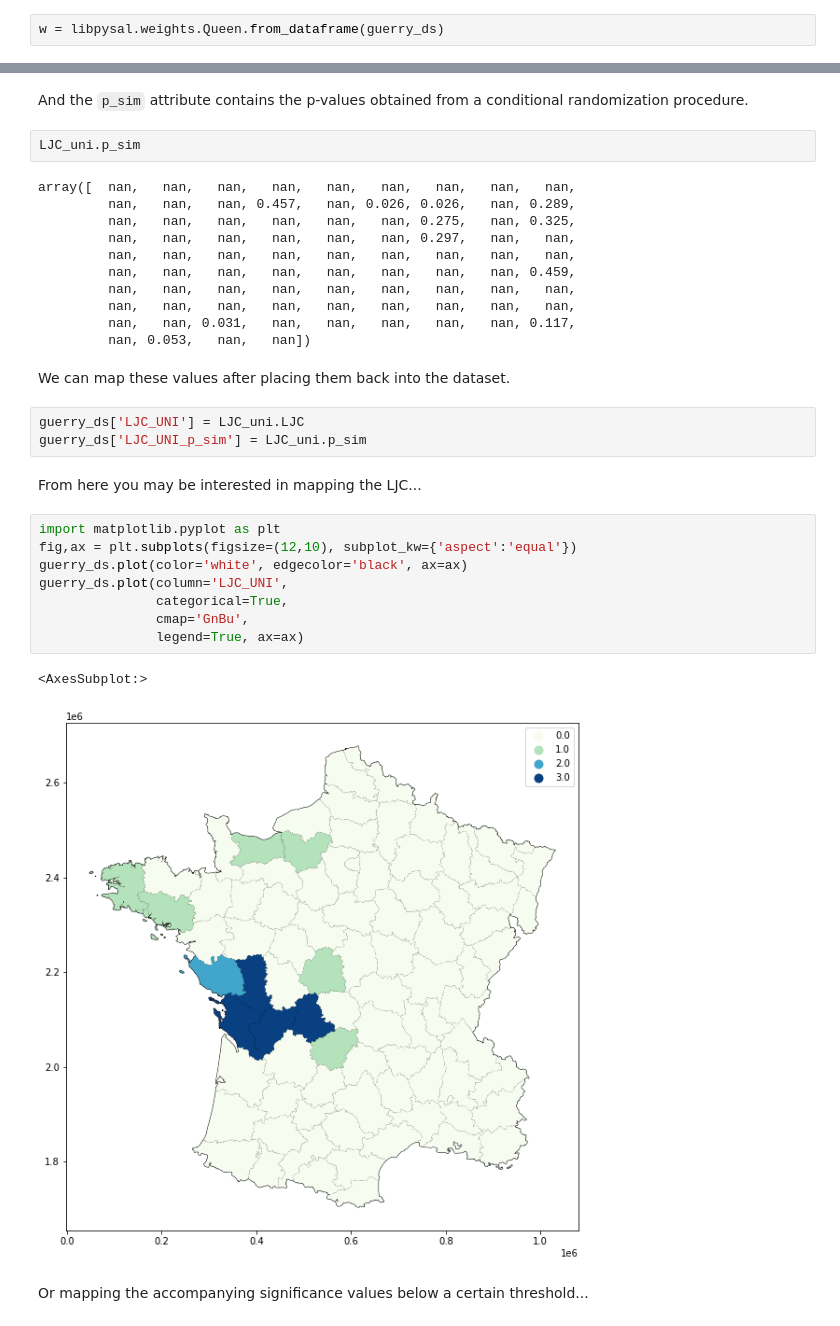
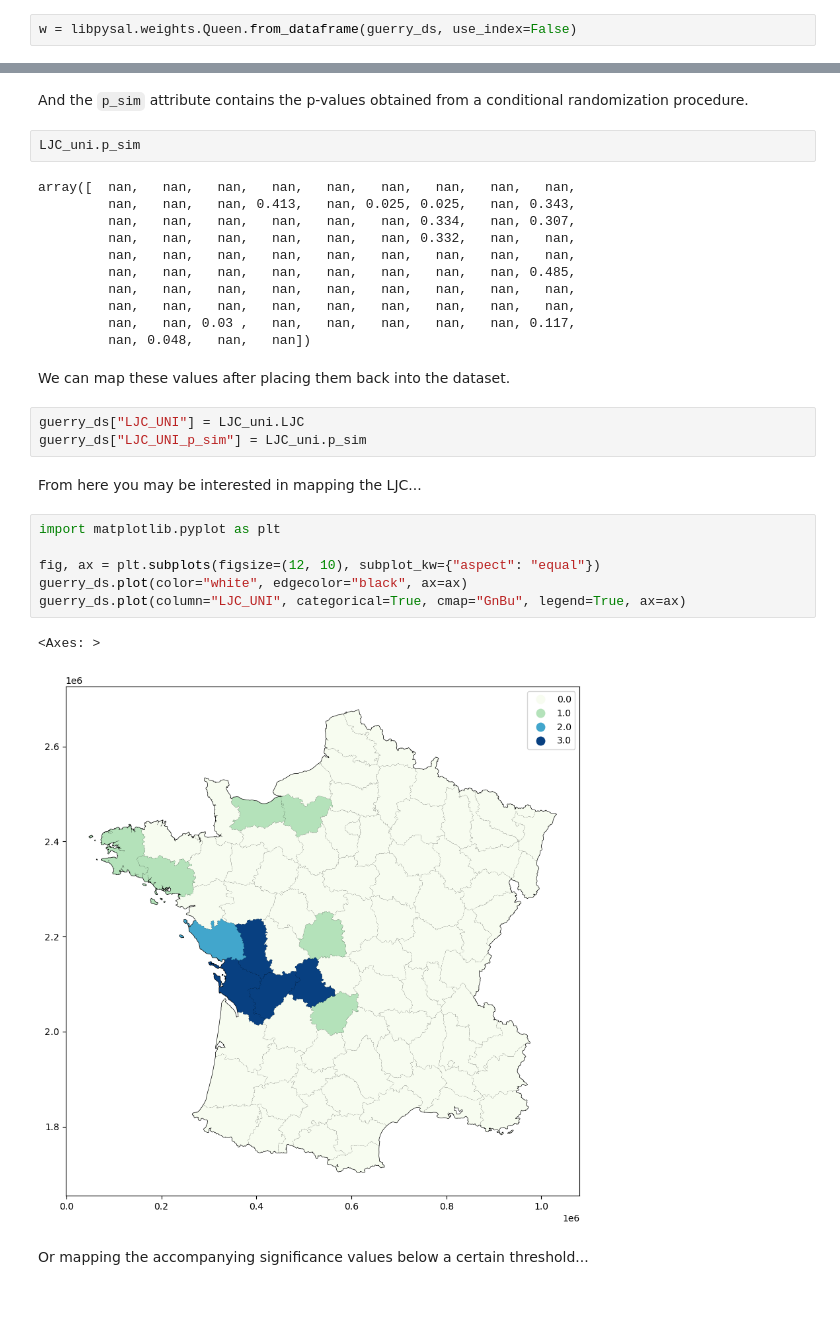
Before and after one commit to pysal/esda, a Jupyter notebook: notebooks/localjoincounts.ipynb, the cells around one changed output, grey strips where cells are left out. Drawn from its saved outputs; the diff is of its cells as text.

```diff
--- a/notebooks/localjoincounts.ipynb
+++ b/notebooks/localjoincounts.ipynb
@@ -33,7 +34,7 @@ guerry_ds.loc[(guerry_ds['Donatns'] > 10997), 'SELECTED'] = 1
 # %% [markdown]
 We now make a Queen-contiguity weights object to describe the relationship between the units.
 # %%
-w = libpysal.weights.Queen.from_dataframe(guerry_ds)
+w = libpysal.weights.Queen.from_dataframe(guerry_ds, use_index=False)
 # %% [markdown]
 We can now apply the univariate LJC function on the dataset.
 # %%
@@ -55,33 +57,31 @@ And the `p_sim` attribute contains the p-values obtained from a conditional rand
 LJC_uni.p_sim
 # %% [output]
 array([  nan,   nan,   nan,   nan,   nan,   nan,   nan,   nan,   nan,
-         nan,   nan,   nan, 0.457,   nan, 0.026, 0.026,   nan, 0.289,
-         nan,   nan,   nan,   nan,   nan,   nan, 0.275,   nan, 0.325,
-         nan,   nan,   nan,   nan,   nan,   nan, 0.297,   nan,   nan,
+         nan,   nan,   nan, 0.413,   nan, 0.025, 0.025,   nan, 0.343,
+         nan,   nan,   nan,   nan,   nan,   nan, 0.334,   nan, 0.307,
+         nan,   nan,   nan,   nan,   nan,   nan, 0.332,   nan,   nan,
          nan,   nan,   nan,   nan,   nan,   nan,   nan,   nan,   nan,
-         nan,   nan,   nan,   nan,   nan,   nan,   nan,   nan, 0.459,
+         nan,   nan,   nan,   nan,   nan,   nan,   nan,   nan, 0.485,
          nan,   nan,   nan,   nan,   nan,   nan,   nan,   nan,   nan,
          nan,   nan,   nan,   nan,   nan,   nan,   nan,   nan,   nan,
-         nan,   nan, 0.031,   nan,   nan,   nan,   nan,   nan, 0.117,
-         nan, 0.053,   nan,   nan])
+         nan,   nan, 0.03 ,   nan,   nan,   nan,   nan,   nan, 0.117,
+         nan, 0.048,   nan,   nan])
 # %% [markdown]
 We can map these values after placing them back into the dataset.
 # %%
-guerry_ds['LJC_UNI'] = LJC_uni.LJC
-guerry_ds['LJC_UNI_p_sim'] = LJC_uni.p_sim
+guerry_ds["LJC_UNI"] = LJC_uni.LJC
+guerry_ds["LJC_UNI_p_sim"] = LJC_uni.p_sim
 # %% [markdown]
 From here you may be interested in mapping the LJC...
 # %%
 import matplotlib.pyplot as plt
-fig,ax = plt.subplots(figsize=(12,10), subplot_kw={'aspect':'equal'})
-guerry_ds.plot(color='white', edgecolor='black', ax=ax)
-guerry_ds.plot(column='LJC_UNI',
-               categorical=True,
-               cmap='GnBu',
-               legend=True, ax=ax)
+
+fig, ax = plt.subplots(figsize=(12, 10), subplot_kw={"aspect": "equal"})
+guerry_ds.plot(color="white", edgecolor="black", ax=ax)
+guerry_ds.plot(column="LJC_UNI", categorical=True, cmap="GnBu", legend=True, ax=ax)
 # %% [output]
-<AxesSubplot:>
+<Axes: >
-[figure, old version]
+[figure, new version]
 # %% [markdown]
 Or mapping the accompanying significance values below a certain threshold...
 # %%
```
Also changed, not shown: parts of 19 cells of this notebook, 7 other files.
